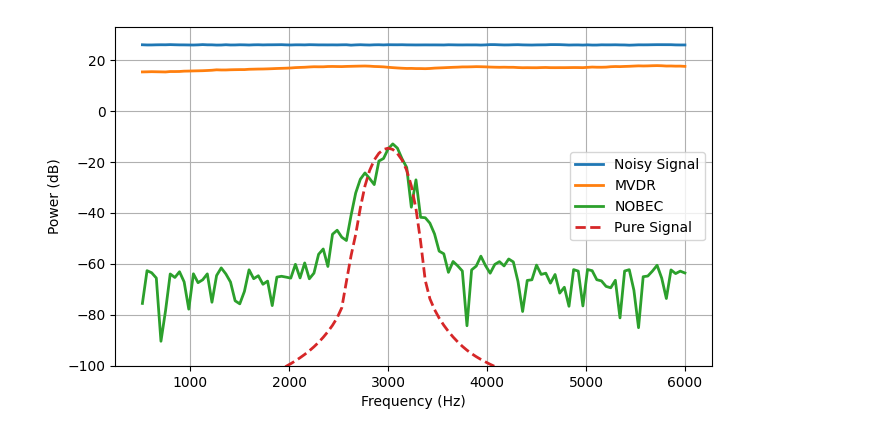
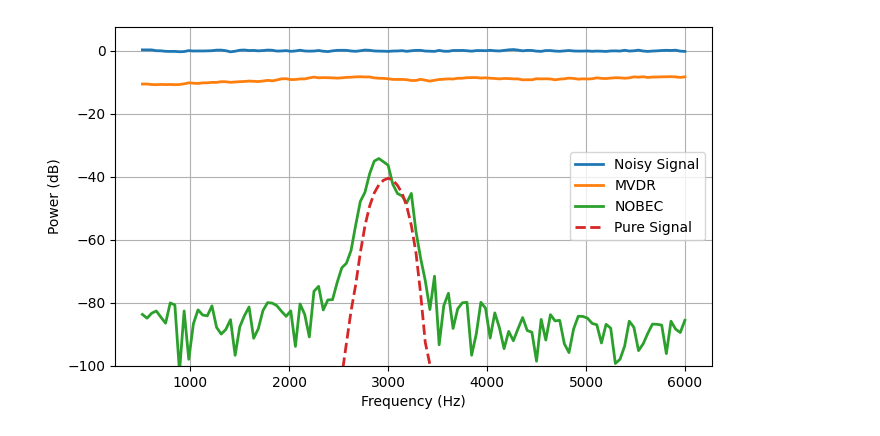
Before and after one commit to UnilK/dippa, a Jupyter notebook: experiments/infinite_ag_demo.ipynb, the cells around one changed output. Cells and saved outputs as stored; diff of their text form; code cells hidden in the pictures.

```diff
--- a/experiments/infinite_ag_demo.ipynb
+++ b/experiments/infinite_ag_demo.ipynb
@@ -15,7 +15,7 @@ from IPython.display import display, clear_output, Audio
 # %%
 fig_width = 11
 
-duration = 100
+duration = 10
 sr = 48000
 c = 344
 fmin = 500
@@ -66,35 +66,37 @@ class NOBEC_PSDE(PSDEstimator):
 
 Sx = total_time_average(np.array([compute_covariance_matrices(snap) for snap in snaps]))
 Sn = total_time_average(np.array([compute_covariance_matrices(snap) for snap in noise_snaps]))
 St = total_time_average(np.array([compute_covariance_matrices(snap) for snap in target_snaps]))
 
 params = PSDEParams(
     sensor_array.positions,
     target_udir, k,
     target_steer, Sn)
 ch0_estimator = CH0_PSDE(params)
 mvdr_estimator = MVDR_PSDE(params, 0)
 nobec_estimator = NOBEC_PSDE(params, 0)
 
 noisy_psd = ch0_estimator.estimate_psd(Sx)
 pure_psd = ch0_estimator.estimate_psd(St)
 nobec_psd = nobec_estimator.estimate_psd(Sx)
 mvdr_psd = mvdr_estimator.estimate_psd(Sx)
 
+noise_level = np.mean(pow2db(noisy_psd))
+
 fig = plt.figure(figsize=(fig_width*0.7, fig_width*0.4))
 ax = fig.add_subplot(111)
 # plt.plot(f[validi], db_scale(sn_spec[validi] / samples))
-ax.plot(f, pow2db(noisy_psd), label="Noisy Signal", lw=2)
-ax.plot(f, pow2db(mvdr_psd), label="MVDR", lw=2)
-ax.plot(f, pow2db(nobec_psd), label="NOBEC", lw=2)
-ax.plot(f, pow2db(pure_psd), label="Pure Signal", ls="--", lw=2)
+ax.plot(f, pow2db(noisy_psd) - noise_level, label="Noisy Signal", lw=2)
+ax.plot(f, pow2db(mvdr_psd) - noise_level, label="MVDR", lw=2)
+ax.plot(f, pow2db(nobec_psd) - noise_level, label="NOBEC", lw=2)
+ax.plot(f, pow2db(pure_psd) - noise_level, label="Pure Signal", ls="--", lw=2)
 ax.grid()
 ax.set_ylim(-100)
 
 ax.set_xlabel("Frequency (Hz)")
 ax.set_ylabel("Power (dB)")
 
 plt.legend()
 plt.show()
 # %% [output]
-[figure, old version]
+[figure, new version]
```
Also changed, not shown: 3 other files.
